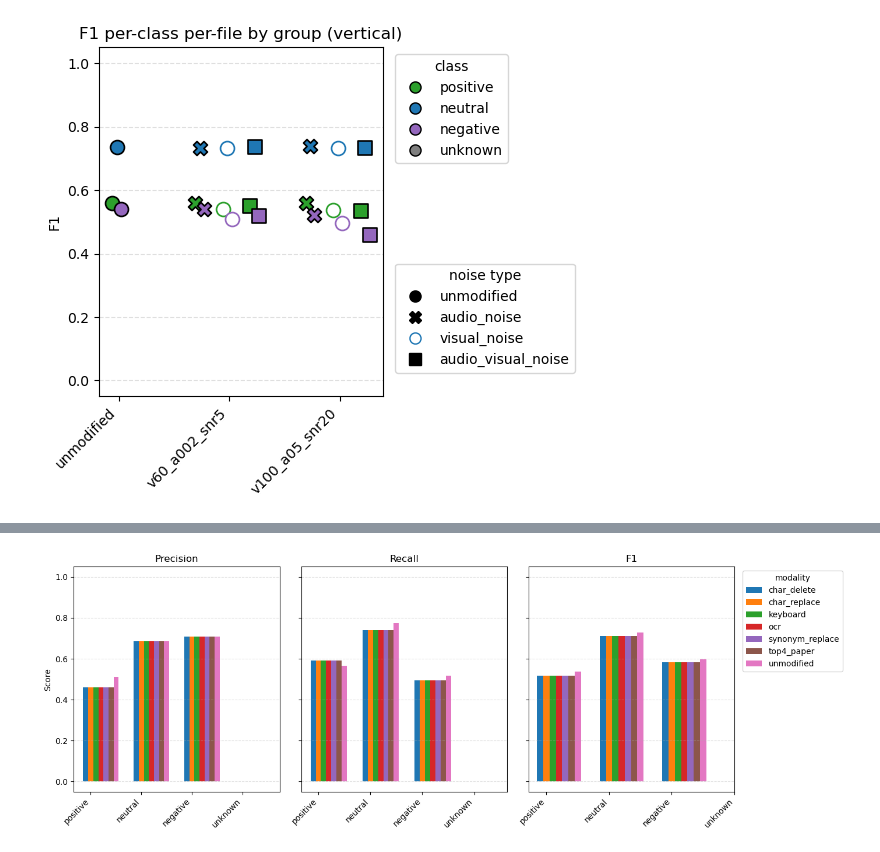
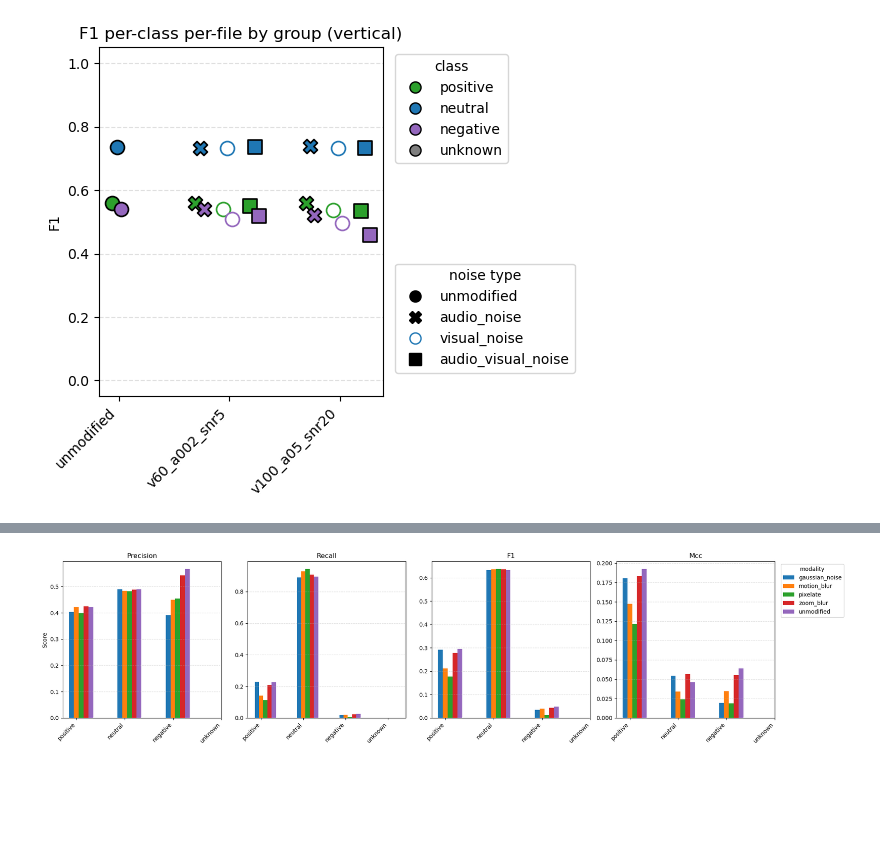
Before and after one commit to inagege/Codebase_MasterThesis, a Jupyter notebook: analysis/benchnmarking.ipynb, the cells around one changed output, grey strips where cells are left out. Cells and saved outputs as stored; diff of their text form; code cells hidden in the pictures; blank space fills up the shorter version.

```diff
--- a/analysis/benchnmarking.ipynb
+++ b/analysis/benchnmarking.ipynb
@@ -491,15 +491,15 @@ import pandas as pd
 import matplotlib.pyplot as plt
 
 # files (as requested): use the CSVs you mentioned
-files = {
-    'char_delete': 'out/text_noise_text_noise_T=char_delete_S=5/tp_fp_fn_tn_per_class.csv',
-    'char_replace': 'out/text_noise_text_noise_T=char_replace_S=5/tp_fp_fn_tn_per_class.csv',
-    'keyboard': 'out/text_noise_text_noise_T=keyboard_S=5/tp_fp_fn_tn_per_class.csv',
-    'ocr': 'out/text_noise_text_noise_T=ocr_S=5/tp_fp_fn_tn_per_class.csv',
-    'synonym_replace': 'out/text_noise_text_noise_T=synonym_replace_S=5/tp_fp_fn_tn_per_class.csv',
-    'top4_paper': 'out/text_noise_text_noise_T=top4_paper_S=5/tp_fp_fn_tn_per_class.csv',
-    'unmodified': 'out/unmodified_test_text/tp_fp_fn_tn_per_class.csv'
-}
+#files = {
+#    'char_delete': 'out/text_noise_text_noise_T=char_delete_S=5/tp_fp_fn_tn_per_class.csv',
+#    'char_replace': 'out/text_noise_text_noise_T=char_replace_S=5/tp_fp_fn_tn_per_class.csv',
+#    'keyboard': 'out/text_noise_text_noise_T=keyboard_S=5/tp_fp_fn_tn_per_class.csv',
+#    'ocr': 'out/text_noise_text_noise_T=ocr_S=5/tp_fp_fn_tn_per_class.csv',
+#    'synonym_replace': 'out/text_noise_text_noise_T=synonym_replace_S=5/tp_fp_fn_tn_per_class.csv',
+#    'top4_paper': 'out/text_noise_text_noise_T=top4_paper_S=5/tp_fp_fn_tn_per_class.csv',
+#    'unmodified': 'out/unmodified_test_text/tp_fp_fn_tn_per_class.csv'
+#}
 
 #files = {
 #    'bandlimit': 'out/audio_noise_audio_noise_A=bandlimit_S=5/tp_fp_fn_tn_per_class.csv',
@@ -510,13 +510,13 @@ files = {
 #    'unmodified': 'out/unmodified_test_audio/tp_fp_fn_tn_per_class.csv'
 #}
 
-#files = {
-#    'gaussian_noise': 'out/visual_noise_visual_noise_V=gaussian_noise_S=5/tp_fp_fn_tn_per_class.csv',
-#    'motion_blur': 'out/visual_noise_visual_noise_V=motion_blur_S=5/tp_fp_fn_tn_per_class.csv',
-#    'pixelate': 'out/visual_noise_visual_noise_V=pixelate_S=5/tp_fp_fn_tn_per_class.csv',
-#    'zoom_blur': 'out/visual_noise_visual_noise_V=zoom_blur_S=5/tp_fp_fn_tn_per_class.csv',
-#    'unmodified': 'out/unmodified_test_visual/tp_fp_fn_tn_per_class.csv'
-#}
+files = {
+    'gaussian_noise': 'out/visual_noise_visual_noise_V=gaussian_noise_S=5/tp_fp_fn_tn_per_class.csv',
+    'motion_blur': 'out/visual_noise_visual_noise_V=motion_blur_S=5/tp_fp_fn_tn_per_class.csv',
+    'pixelate': 'out/visual_noise_visual_noise_V=pixelate_S=5/tp_fp_fn_tn_per_class.csv',
+    'zoom_blur': 'out/visual_noise_visual_noise_V=zoom_blur_S=5/tp_fp_fn_tn_per_class.csv',
+    'unmodified': 'out/unmodified_test_visual/tp_fp_fn_tn_per_class.csv'
+}
 
 # preferred class ordering (falls back to found classes)
 preferred = ['positive', 'neutral', 'negative', 'unknown']
@@ -529,10 +529,12 @@ for modality, path in files.items():
         tp = float(df.at[cls, 'tp']) if cls in df.index else 0.0
         fp = float(df.at[cls, 'fp']) if cls in df.index else 0.0
         fn = float(df.at[cls, 'fn']) if cls in df.index else 0.0
+        tn = float(df.at[cls, 'tn']) if cls in df.index else 0.0
         prec = tp / (tp + fp) if (tp + fp) > 0 else np.nan
         rec = tp / (tp + fn) if (tp + fn) > 0 else np.nan
         f1 = 2 * prec * rec / (prec + rec) if (not np.isnan(prec) and not np.isnan(rec) and (prec + rec) > 0) else np.nan
-        rows.append({'modality': modality, 'class': cls, 'precision': prec, 'recall': rec, 'f1': f1})
+        mcc = ((tp * tn) - (fp * fn)) / np.sqrt((tp + fp) * (tp + fn) * (tn + fp) * (tn + fn)) if (tp + fp) > 0 and (tp + fn) > 0 and (tn + fp) > 0 and (tn + fn) > 0 else np.nan
+        rows.append({'modality': modality, 'class': cls, 'precision': prec, 'recall': rec, 'f1': f1, 'mcc': mcc})
 
 metrics_df = pd.DataFrame(rows)
 
@@ -545,14 +547,14 @@ modalities = list(files.keys())
 print(metrics_df.sort_values(['modality', 'class']).to_string(index=False))
 
 # plotting grouped bars: one panel with three subplots (precision/recall/f1)
-out_dir = os.path.join('out', 'text_noise_test_metrics')
+out_dir = os.path.join('out', 'visual_noise_test_metrics')
 os.makedirs(out_dir, exist_ok=True)
 
 x = np.arange(len(classes_present))
 width = 0.1
 
-fig, axes = plt.subplots(1, 3, figsize=(14, 5), sharey=True)
-for i, metric in enumerate(['precision', 'recall', 'f1']):
+fig, axes = plt.subplots(1, 4, figsize=(20, 5), sharey=False)
+for i, metric in enumerate(['precision', 'recall', 'f1', 'mcc']):
     ax = axes[i]
     for j, mod in enumerate(modalities):
         vals = [
@@ -564,7 +566,6 @@ for i, metric in enumerate(['precision', 'recall', 'f1']):
         ax.bar(x + (j - 1) * width, vals, width=width, label=mod)
     ax.set_xticks(x)
     ax.set_xticklabels(classes_present, rotation=45, ha='right')
-    ax.set_ylim(-0.05, 1.05)
     ax.set_title(metric.capitalize())
     ax.grid(axis='y', linestyle='--', alpha=0.4)
     if i == 0:
@@ -596,4 +600,4 @@ plt.show()
-[figure, old version]
+[figure, new version]
 # %%
 # split csv file based on column split, add the str in column split to new file name
 df = pd.read_csv('../out/prediction_text_noise.csv')
```
Also changed, not shown: parts of 1 cell of this notebook, 1 other file.
